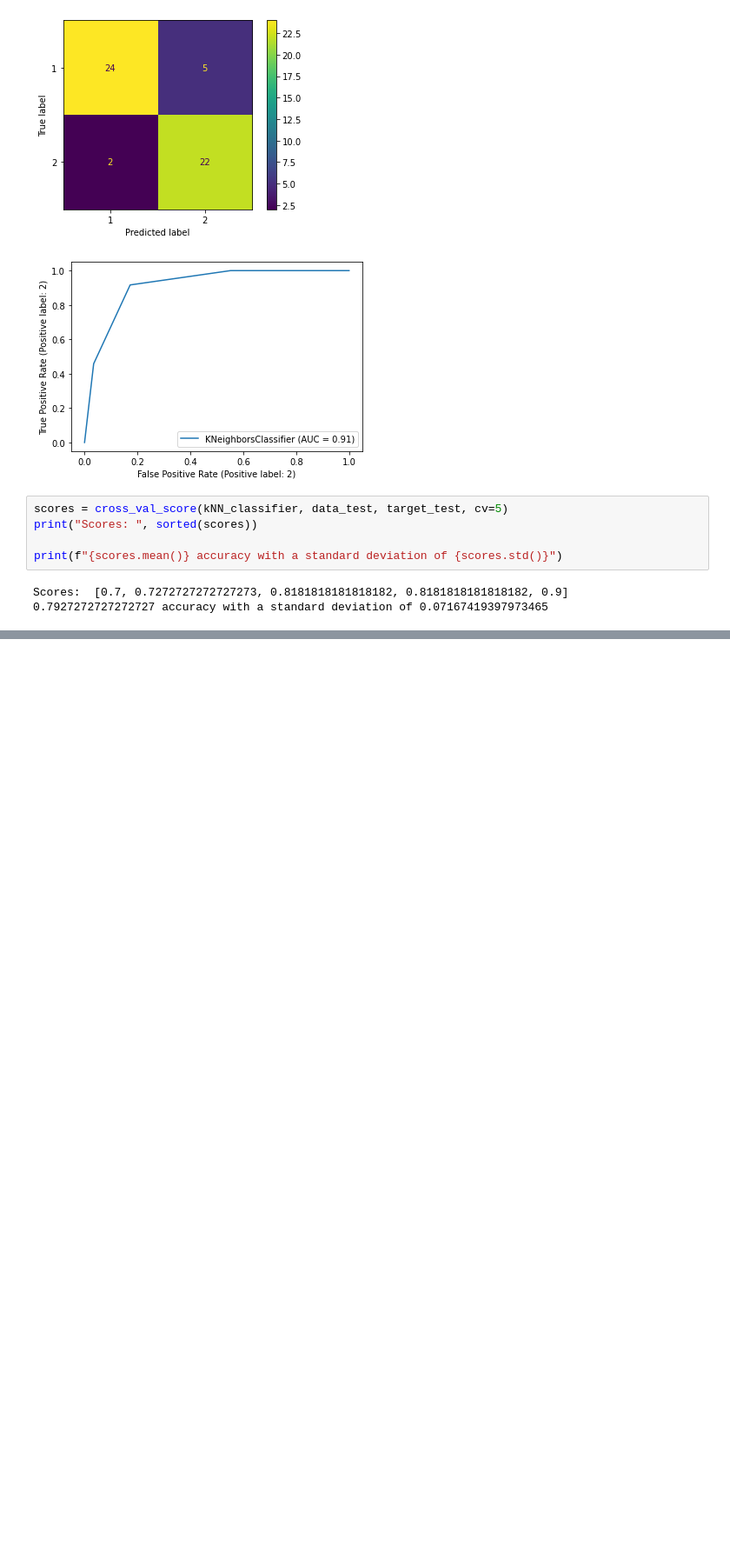
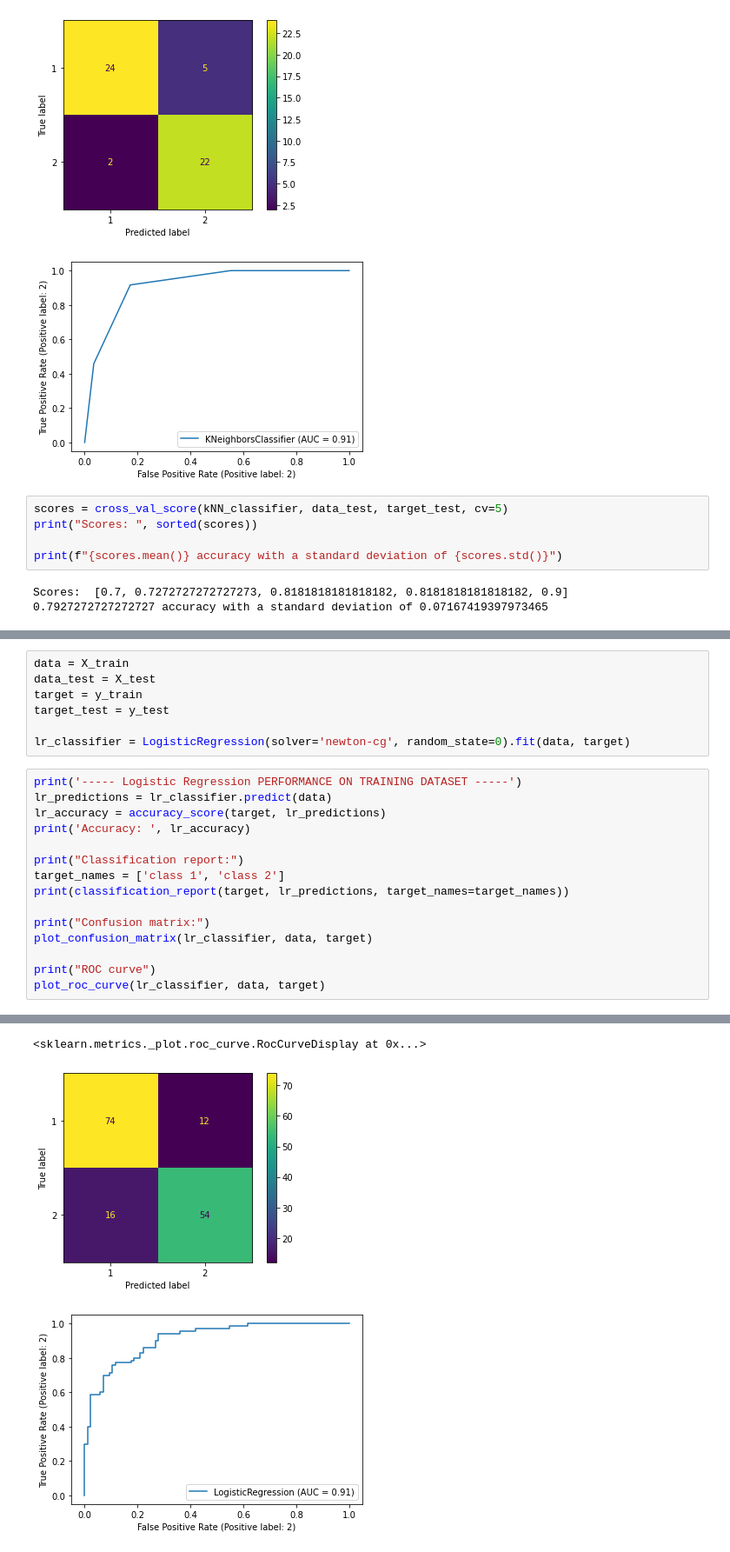
Before and after one commit to BioMedProjects/Intro-AI-Project, a Jupyter notebook: WDSI_project.ipynb, the cells around one changed output, grey strips where cells are left out. Shown: that part at 87% size. Saved outputs shown, nothing was run; the diff lists cells and outputs as text; blank space fills up the shorter version.

Commit message:
Logstic Regression

```diff
--- a/WDSI_project.ipynb
+++ b/WDSI_project.ipynb
@@ -420,0 +434,23 @@ Scores:  [0.7, 0.7272727272727273, 0.8181818181818182, 0.8181818181818182, 0.9]
+# %%
+data = X_train
+data_test = X_test
+target = y_train
+target_test = y_test
+
+lr_classifier = LogisticRegression(solver='newton-cg', random_state=0).fit(data, target)
+# %%
+print('----- Logistic Regression PERFORMANCE ON TRAINING DATASET -----')
+lr_predictions = lr_classifier.predict(data)
+lr_accuracy = accuracy_score(target, lr_predictions)
+print('Accuracy: ', lr_accuracy)
+
+print("Classification report:")
+target_names = ['class 1', 'class 2']
+print(classification_report(target, lr_predictions, target_names=target_names))
+
+print("Confusion matrix:")
+plot_confusion_matrix(lr_classifier, data, target)
+
+print("ROC curve")
+plot_roc_curve(lr_classifier, data, target)
+# %% [output]
@@ -420,0 +471,3 @@ Scores:  [0.7, 0.7272727272727273, 0.8181818181818182, 0.8181818181818182, 0.9]
+<sklearn.metrics._plot.roc_curve.RocCurveDisplay at 0x...>
+[figure, added]
+[figure, added]
```
Also changed, not shown: parts of 16 cells of this notebook.
